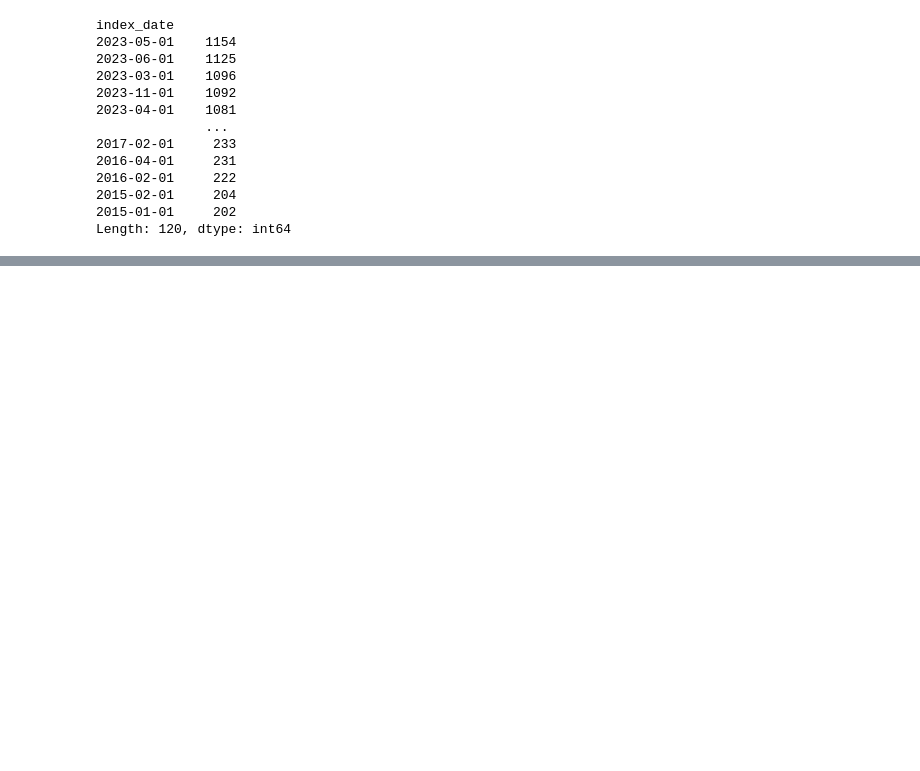
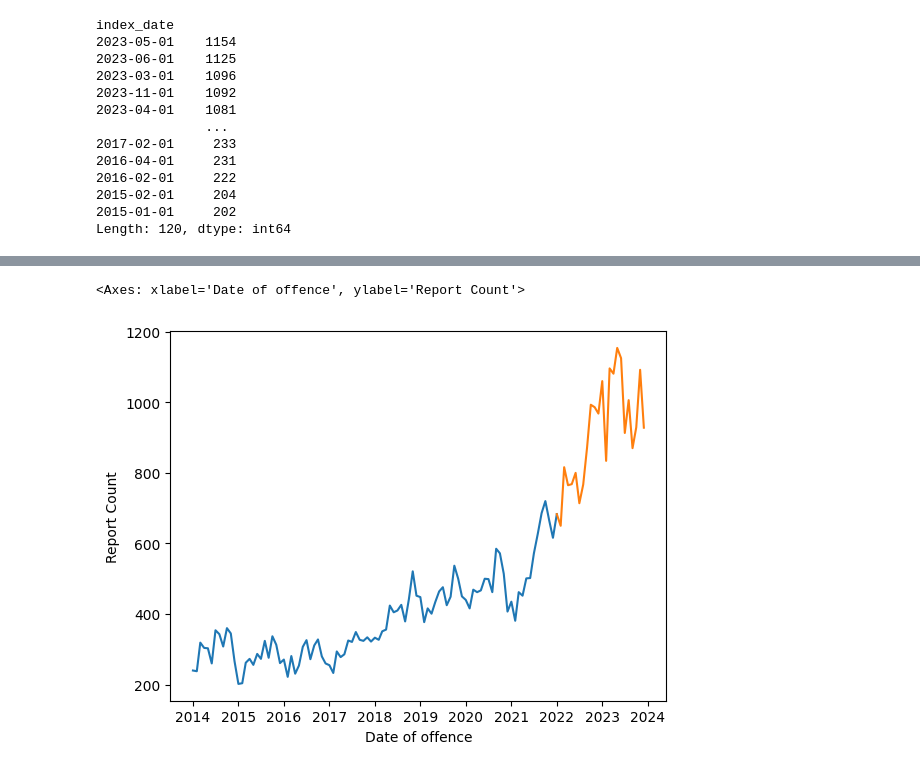
Before and after one commit to DavidToca/ML-Toronto-AutoTheft, a Jupyter notebook: ML_AutoTheft_Toronto.ipynb, the cells around one changed output, grey strips where cells are left out. Cells and saved outputs as stored; diff of their text form; code cells hidden in the pictures; blank space fills up the shorter version.

```diff
--- a/ML_AutoTheft_Toronto.ipynb
+++ b/ML_AutoTheft_Toronto.ipynb
@@ -359,0 +380,19 @@ Text(0, 0.5, 'Report Count')
+# %%
+# Divide data between train and test
+
+from sklearn.linear_model import LinearRegression
+
+import matplotlib.pyplot as plt
+import seaborn as sns
+
+train = ts_per_month[ts_per_month.index <= pd.to_datetime("2022-01-01", format='%Y-%m-%d')]
+test = ts_per_month[ts_per_month.index >= pd.to_datetime("2022-01-01", format='%Y-%m-%d')]
+
+plt.ylabel("Report Count")
+plt.xlabel("Date of offence")
+
+sns.lineplot(train)
+sns.lineplot(test)
+# %% [output]
+<Axes: xlabel='Date of offence', ylabel='Report Count'>
+[figure, added]
```
Also changed, not shown: parts of 6 cells of this notebook.
